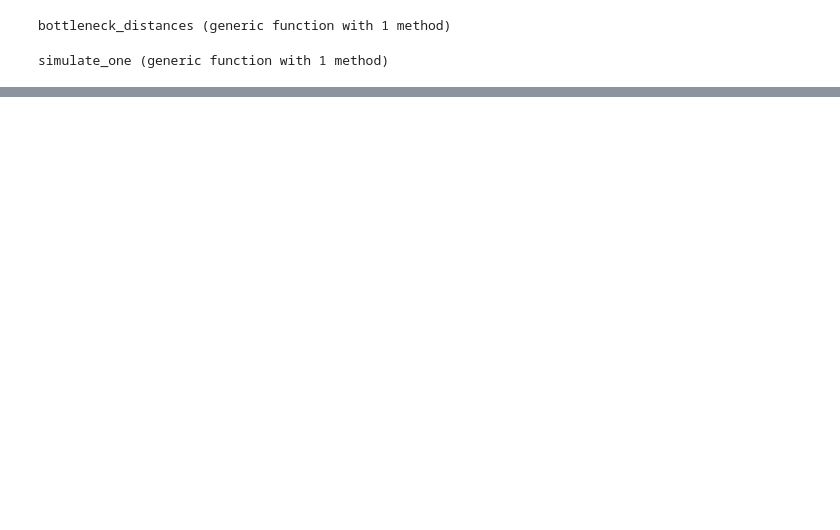
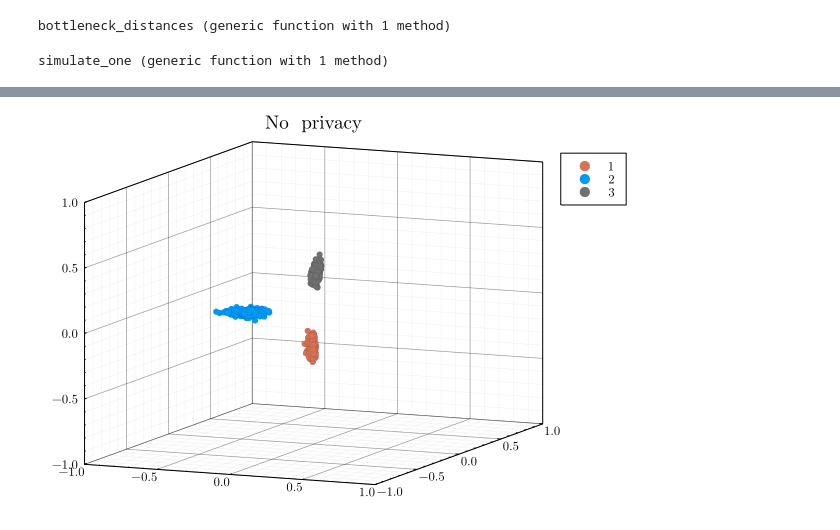
Before and after one commit to anonymous-fly/dp-rdpg, a Jupyter notebook: notebooks/sbm.ipynb, the cells around one changed output, grey strips where cells are left out. Drawn from its saved outputs; the diff is of its cells as text; code cells hidden in the pictures; blank space fills up the shorter version.

```diff
--- a/notebooks/sbm.ipynb
+++ b/notebooks/sbm.ipynb
@@ -65,0 +55,11 @@ V (generic function with 2 methods)
+# %%
+# p, r = 0.8, 0.2
+p, r = 20, 1
+clust = 3
+n = 900
+ϵ = 2
+theme(:dao)
+# %%
+f = (x, y) -> ((r + p * (x == y))) * log(n) / n
+Z = rand(1:clust, 900)
+A = rdpg.Adjacency(f, Z)
@@ -65,0 +84,5 @@ V (generic function with 2 methods)
+# %%
+X, _, _ = rdpg.spectralEmbed(A, d=3, scale=false)
+plt = @pipe [tuple(x...) for x in eachrow(X)]  |> scatter(_, groups=Z, lim = (-1,1), title="No  privacy")
+# %% [output]
+[figure, added]
```
Also changed, not shown: parts of 17 cells of this notebook, 27 other files.
